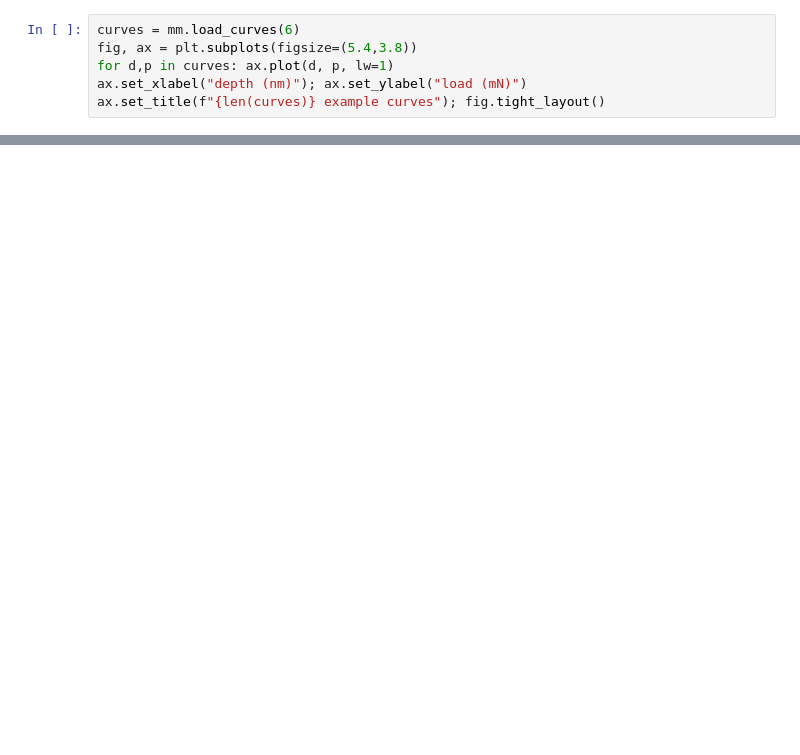
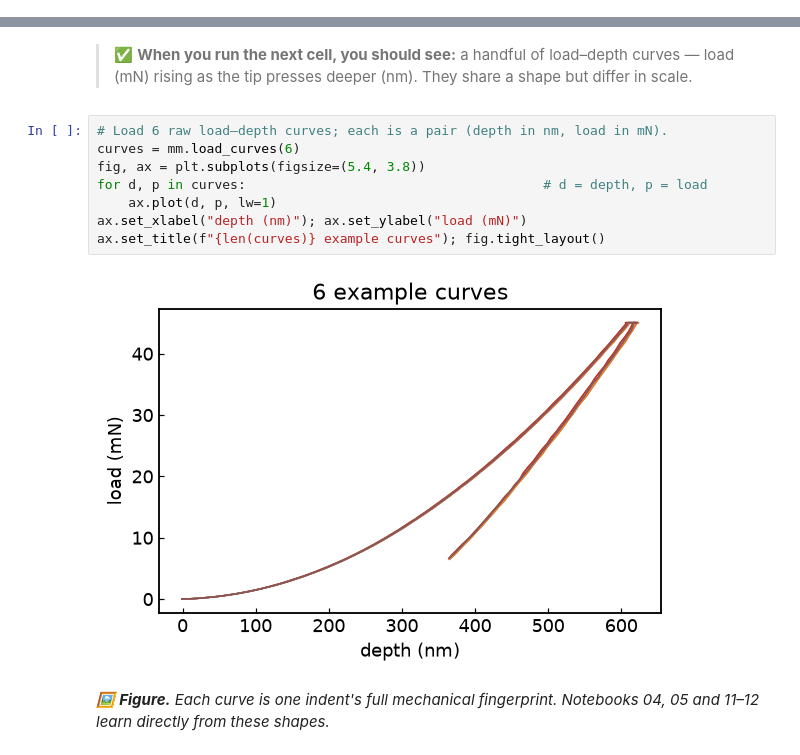
Before and after one commit to edrossi93/mecanano-ml-nanomechanics, a Jupyter notebook: notebooks/00_start_here.ipynb, the cells around one changed output, grey strips where cells are left out. Saved outputs shown, nothing was run; the diff lists cells and outputs as text; blank space fills up the shorter version.

```diff
--- a/notebooks/00_start_here.ipynb
+++ b/notebooks/00_start_here.ipynb
@@ -102,6 +0,0 @@ The deep-learning notebooks work from the *whole curve*, not a single number. He
-# %%
-curves = mm.load_curves(6)
-fig, ax = plt.subplots(figsize=(5.4,3.8))
-for d,p in curves: ax.plot(d, p, lw=1)
-ax.set_xlabel("depth (nm)"); ax.set_ylabel("load (mN)")
-ax.set_title(f"{len(curves)} example curves"); fig.tight_layout()
@@ -117,0 +186,14 @@ Open **`01_features_and_pca.ipynb`** next.
+# %% [markdown]
+> ✅ **When you run the next cell, you should see:** a handful of load–depth curves — load (mN) rising as the tip presses deeper (nm). They share a shape but differ in scale.
+# %%
+# Load 6 raw load–depth curves; each is a pair (depth in nm, load in mN).
+curves = mm.load_curves(6)
+fig, ax = plt.subplots(figsize=(5.4, 3.8))
+for d, p in curves:                                      # d = depth, p = load
+    ax.plot(d, p, lw=1)
+ax.set_xlabel("depth (nm)"); ax.set_ylabel("load (mN)")
+ax.set_title(f"{len(curves)} example curves"); fig.tight_layout()
+# %% [output]
+[figure, added]
+# %% [markdown]
+*🖼 **Figure.** Each curve is one indent's full mechanical fingerprint. Notebooks 04, 05 and 11–12 learn directly from these shapes.*
```
Also changed, not shown: parts of 40 cells of this notebook, 1 other file.
